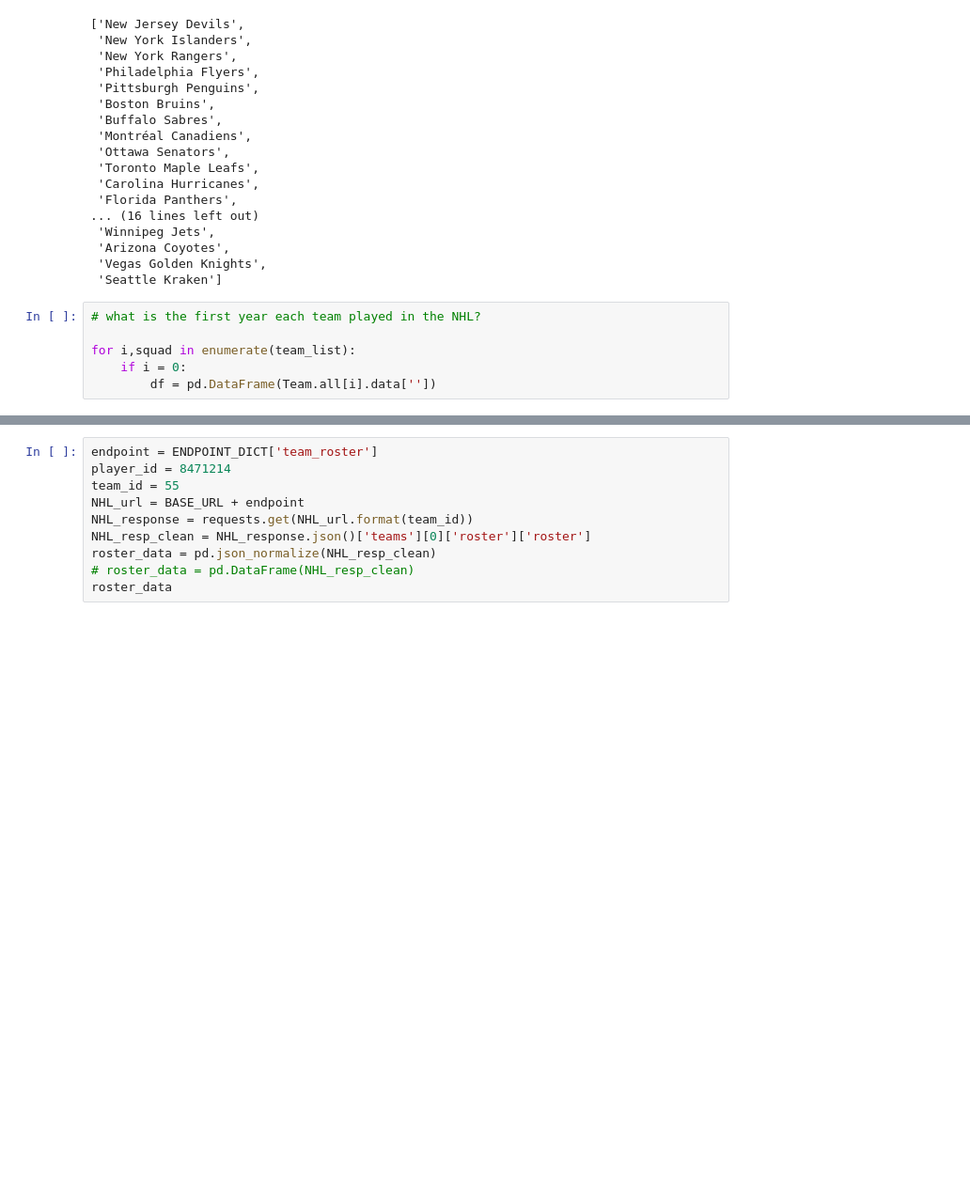
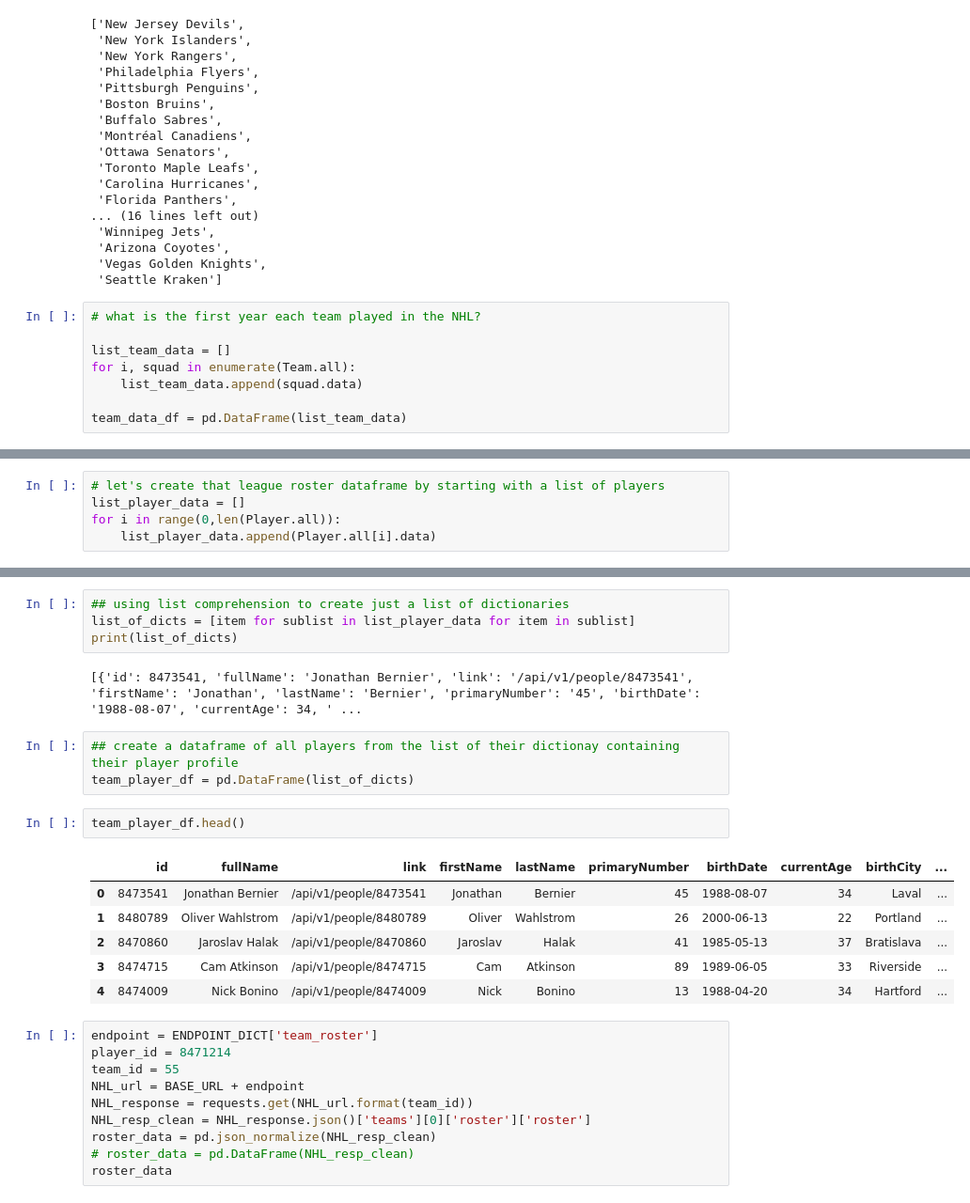
Before and after one commit to ElBennito39/fantasy_hockey_manager, a Jupyter notebook: NHL-data-exploration.ipynb, the cells around one changed output, grey strips where cells are left out. Shown at 94% size. Saved outputs shown, nothing was run; the diff lists cells and outputs as text; blank space fills up the shorter version.

```diff
--- a/NHL-data-exploration.ipynb
+++ b/NHL-data-exploration.ipynb
@@ -126,6 +132,8 @@ team_list
 # %%
 # what is the first year each team played in the NHL?
 
-for i,squad in enumerate(team_list):
-    if i = 0:
-        df = pd.DataFrame(Team.all[i].data[''])
+list_team_data = []
+for i, squad in enumerate(Team.all):
+    list_team_data.append(squad.data)
+
+team_data_df = pd.DataFrame(list_team_data)
@@ -186,0 +205,5 @@ Player.all[0].data_from_player
+# %%
+# let's create that league roster dataframe by starting with a list of players
+list_player_data = []
+for i in range(0,len(Player.all)):
+    list_player_data.append(Player.all[i].data)
@@ -187,3 +231,21 @@ Player.all[0].data_from_player
+# %%
+## using list comprehension to create just a list of dictionaries
+list_of_dicts = [item for sublist in list_player_data for item in sublist]
+print(list_of_dicts)
+# %% [output]
+[{'id': 8473541, 'fullName': 'Jonathan Bernier', 'link': '/api/v1/people/8473541', 'firstName': 'Jonathan', 'lastName': 'Bernier', 'primaryNumber': '45', 'birthDate': '1988-08-07', 'currentAge': 34, ' ...
+# %%
+## create a dataframe of all players from the list of their dictionay containing their player profile
+team_player_df = pd.DataFrame(list_of_dicts)
+# %%
+team_player_df.head()
+# %% [output]
+|  | id | fullName | link | firstName | lastName | primaryNumber | birthDate | currentAge | birthCity | ... |
+| 0 | 8473541 | Jonathan Bernier | /api/v1/people/8473541 | Jonathan | Bernier | 45 | 1988-08-07 | 34 | Laval | ... |
+| 1 | 8480789 | Oliver Wahlstrom | /api/v1/people/8480789 | Oliver | Wahlstrom | 26 | 2000-06-13 | 22 | Portland | ... |
+| 2 | 8470860 | Jaroslav Halak | /api/v1/people/8470860 | Jaroslav | Halak | 41 | 1985-05-13 | 37 | Bratislava | ... |
+| 3 | 8474715 | Cam Atkinson | /api/v1/people/8474715 | Cam | Atkinson | 89 | 1989-06-05 | 33 | Riverside | ... |
+| 4 | 8474009 | Nick Bonino | /api/v1/people/8474009 | Nick | Bonino | 13 | 1988-04-20 | 34 | Hartford | ... |
 # %%
 endpoint = ENDPOINT_DICT['team_roster']
 player_id = 8471214
```
Also changed, not shown: parts of 14 cells of this notebook.
